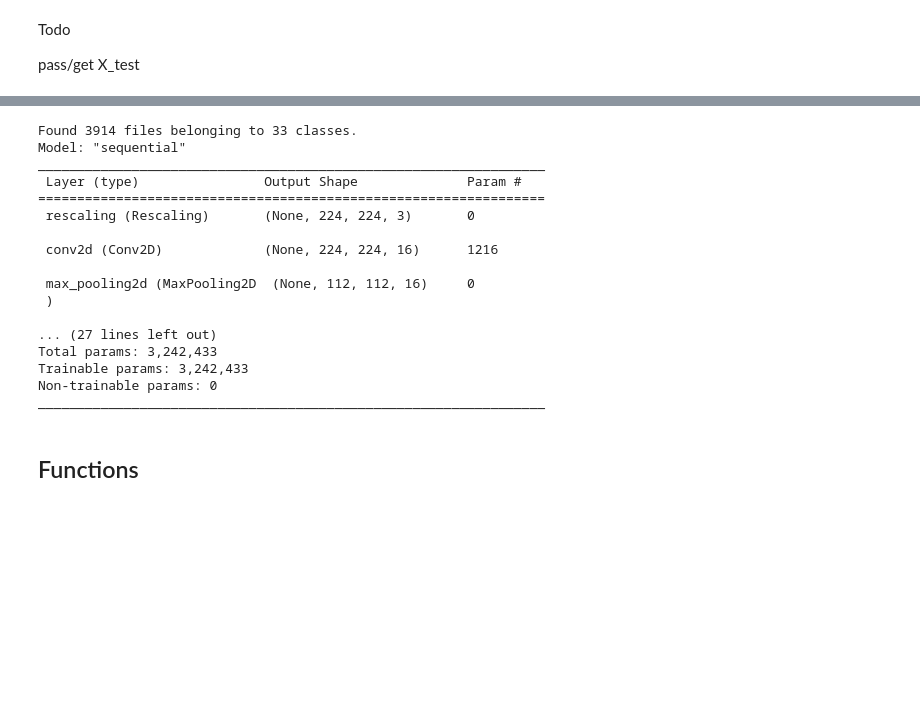
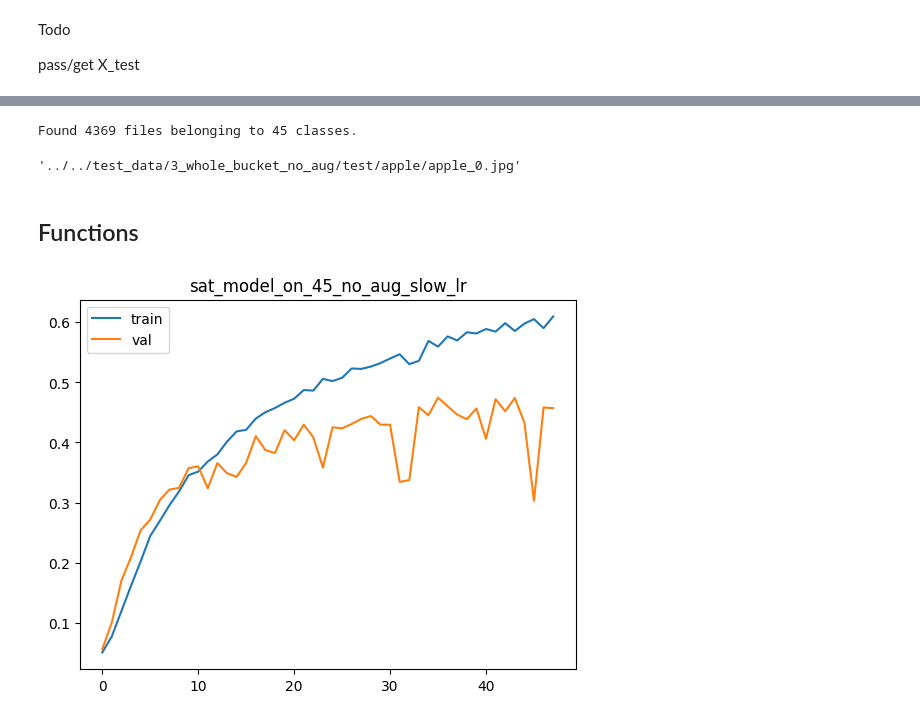
Before and after one commit to canndyy/your_kitchen_ai, a Jupyter notebook: notebooks/model_nbs/model_analyser.ipynb, the cells around one changed output, grey strips where cells are left out. Cells and saved outputs as stored; diff of their text form; code cells hidden in the pictures; blank space fills up the shorter version.

```diff
--- a/notebooks/model_nbs/model_analyser.ipynb
+++ b/notebooks/model_nbs/model_analyser.ipynb
@@ -11,7 +12,9 @@ import matplotlib.pyplot as plt
 # %%
-model_to_load = "simple_try_on_unaugmented_33_classes"
+#model_to_load = "simple_try_on_unaugmented_33_classes"
 #model_to_load = "first_model_on_augmented"
-#model_to_load = "emergency_model"
+#model_to_load = "friday"
+model_to_load = "friday_model_on_45_no_aug"
+model_to_load = "sat_model_on_45_no_aug_slow_lr"
 def load_our_model(model_to_load):
     #load a model
     models_folder  = os.path.join("..","..","models")
@@ -21,5 +24,21 @@ def load_our_model(model_to_load):
     model = keras.models.load_model(model_path)
 
     return model
+
 model = load_our_model(model_to_load)
+
+def load_history(model_name):
+    #model_name="test_folder"
+
+    model_path = os.path.join("..", "..", "models", model_name) #, "test_folder")
+
+    path = os.path.join(model_path, "history")
+
+    with open(path, "rb") as history_file:
+        history = pickle.load(history_file)
+
+    return history
+
+history = load_history(model_to_load)
+
 model.summary()
@@ -26,10 +63,12 @@ model.summary()
 # %%
+#load X test - !!! according to which data that the model was trained on
 batch_size = 16 #None = 1 #16 #32
 img_height = 224
 img_width = 224
 seed_train_validation = 69 # Must be same for train
 path_to_dataset_test = os.path.join("..","..","data","food","test")
 path_to_dataset_test = os.path.join("..","..","test_data","2_whole_data_some_dups","test")
+path_to_dataset_test = os.path.join("..", "..", "test_data", "3_whole_bucket_no_aug","test")
 X_test = image_dataset_from_directory(
         path_to_dataset_test,
         label_mode="int",
@@ -39,37 +78,30 @@ X_test = image_dataset_from_directory(
         batch_size=batch_size,
         shuffle=False
         )
+
+X_test.__dict__; #can get file paths
+X_test.class_names;
 # %% [output]
-Found 3914 files belonging to 33 classes.
-Model: "sequential"
-_________________________________________________________________
- Layer (type)                Output Shape              Param #
-=================================================================
- rescaling (Rescaling)       (None, 224, 224, 3)       0
-
- conv2d (Conv2D)             (None, 224, 224, 16)      1216
-
- max_pooling2d (MaxPooling2D  (None, 112, 112, 16)     0
- )
-
-... (27 lines left out)
-Total params: 3,242,433
-Trainable params: 3,242,433
-Non-trainable params: 0
-_________________________________________________________________
+Found 4369 files belonging to 45 classes.
 # %%
-#model.predict(X_test)
+X_test.file_paths[0]
+# %% [output]
+'../../test_data/3_whole_bucket_no_aug/test/apple/apple_0.jpg'
 # %% [markdown]
 ## Functions
 # %%
-def plot_learning_curve(history):
+def plot_learning_curve(history, model_name = ""):
     history.history;
     train_accuracy = history.history["sparse_categorical_accuracy"]
     val_accuracy = history.history["val_sparse_categorical_accuracy"]
 
     plt.plot(train_accuracy, label="train")
     plt.plot(val_accuracy,label="val")
+    plt.title(model_name)
     plt.legend()
     return None
+plot_learning_curve(history, model_to_load);
+# %% [output]
+[figure, added]
 # %%
 #get y
```
Also changed, not shown: parts of 17 cells of this notebook, 1 other file.
